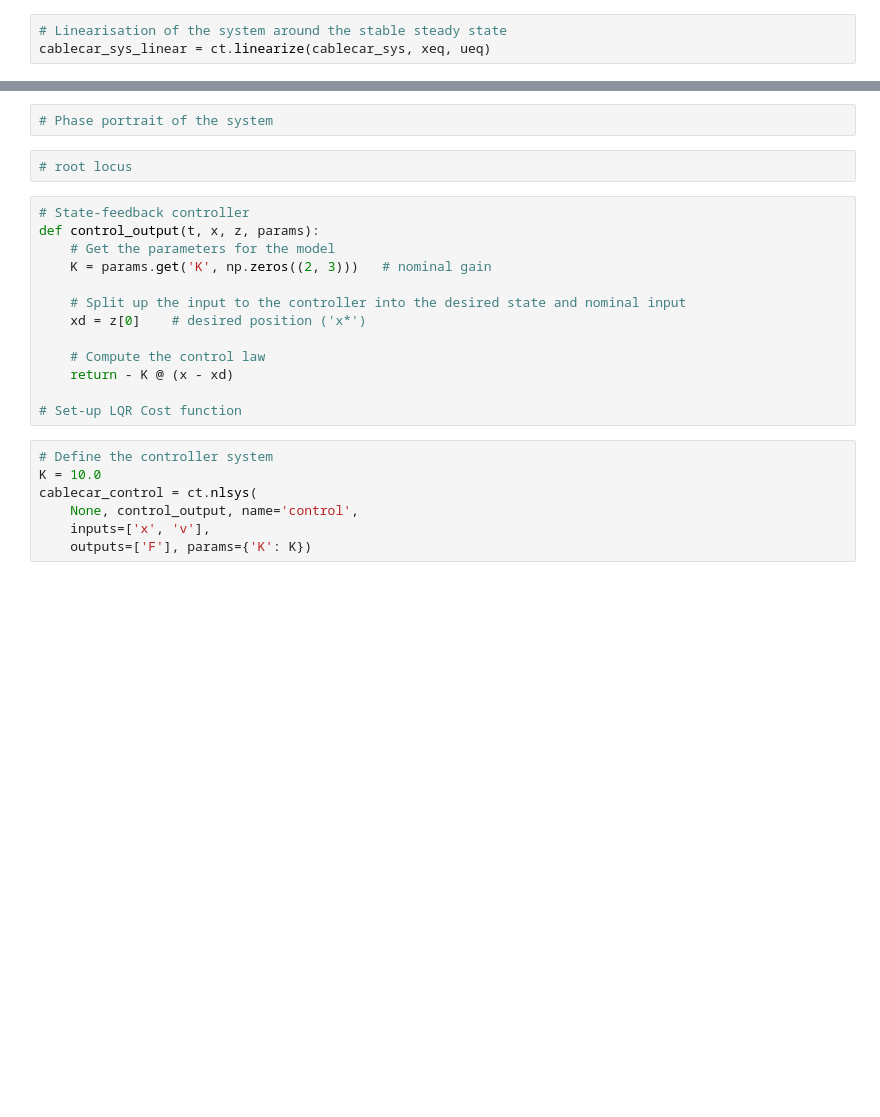
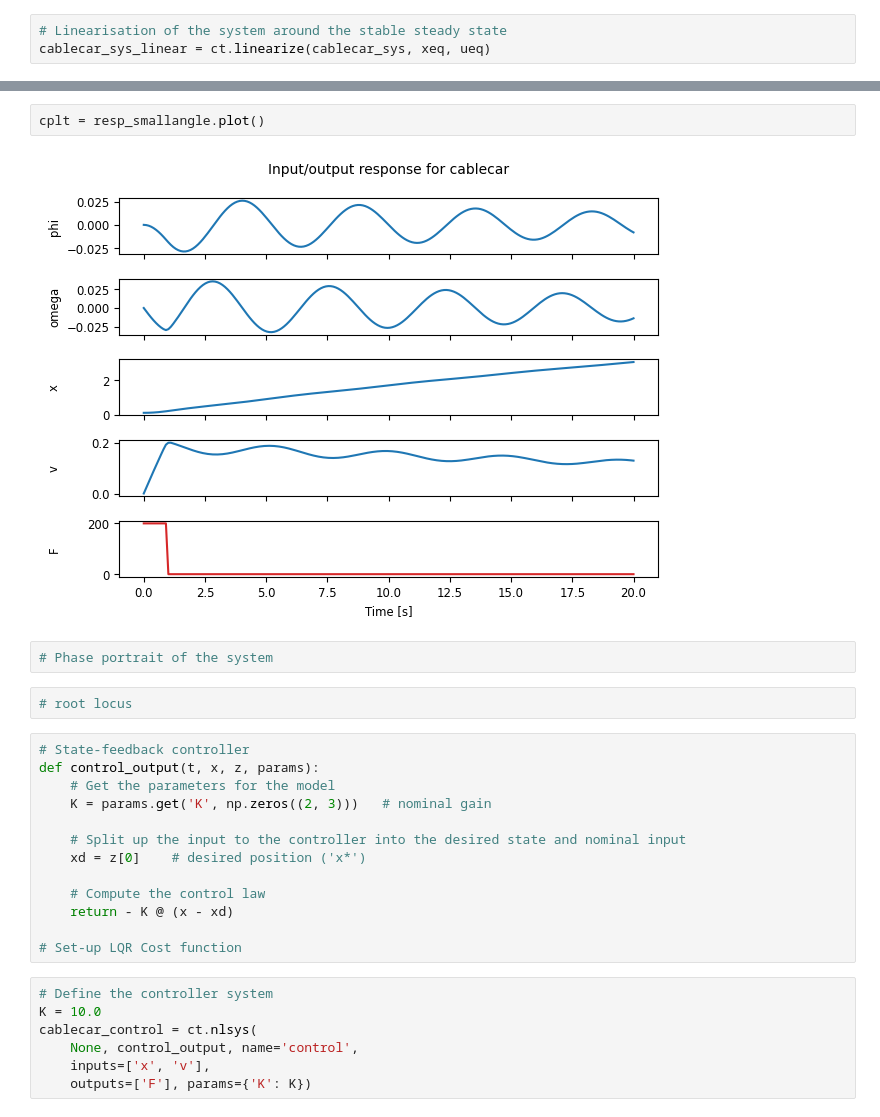
Before and after one commit to BeneJoh/ControlSystems, a Jupyter notebook: sessionA.ipynb, the cells around one changed output, grey strips where cells are left out. Drawn from its saved outputs; the diff is of its cells as text; blank space fills up the shorter version.

```diff
--- a/sessionA.ipynb
+++ b/sessionA.ipynb
@@ -70,3 +93,7 @@ cplt = resp.plot()
+# %%
+cplt = resp_smallangle.plot()
+# %% [output]
+[figure, added]
 # %%
 # Phase portrait of the system
 # %%
```
Also changed, not shown: parts of 16 cells of this notebook, 1 other file.
